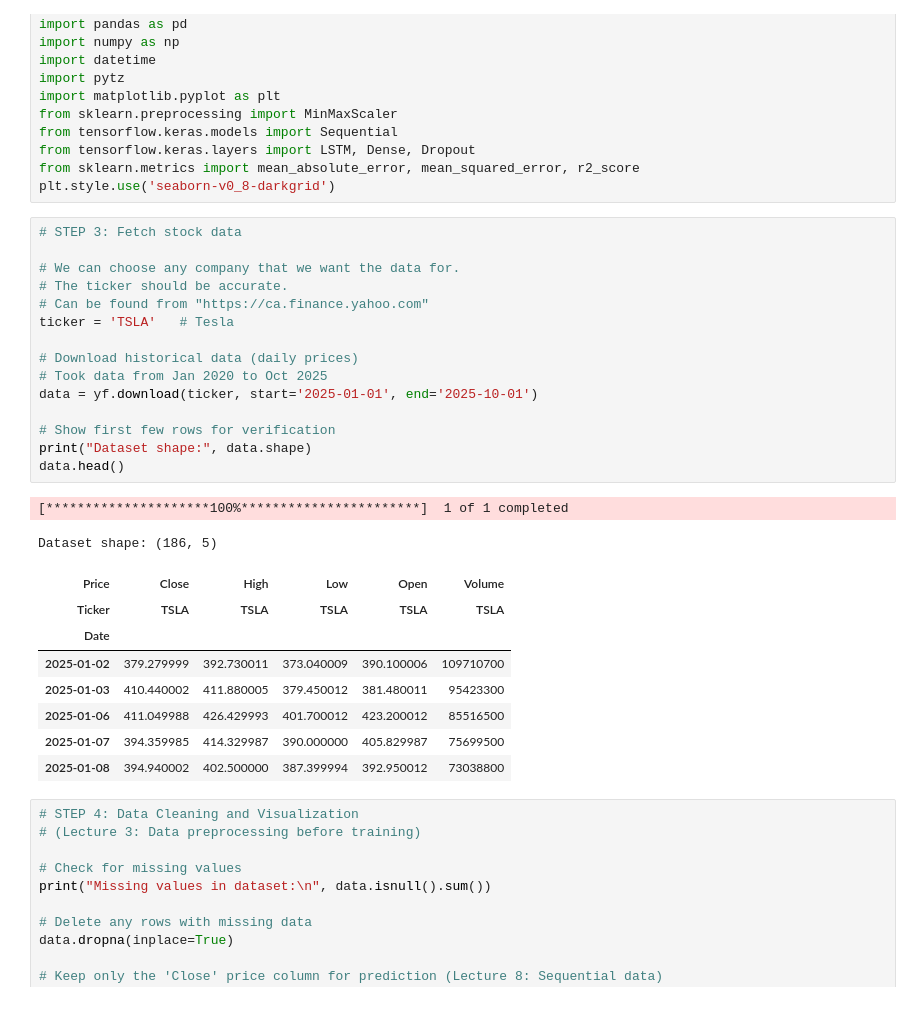
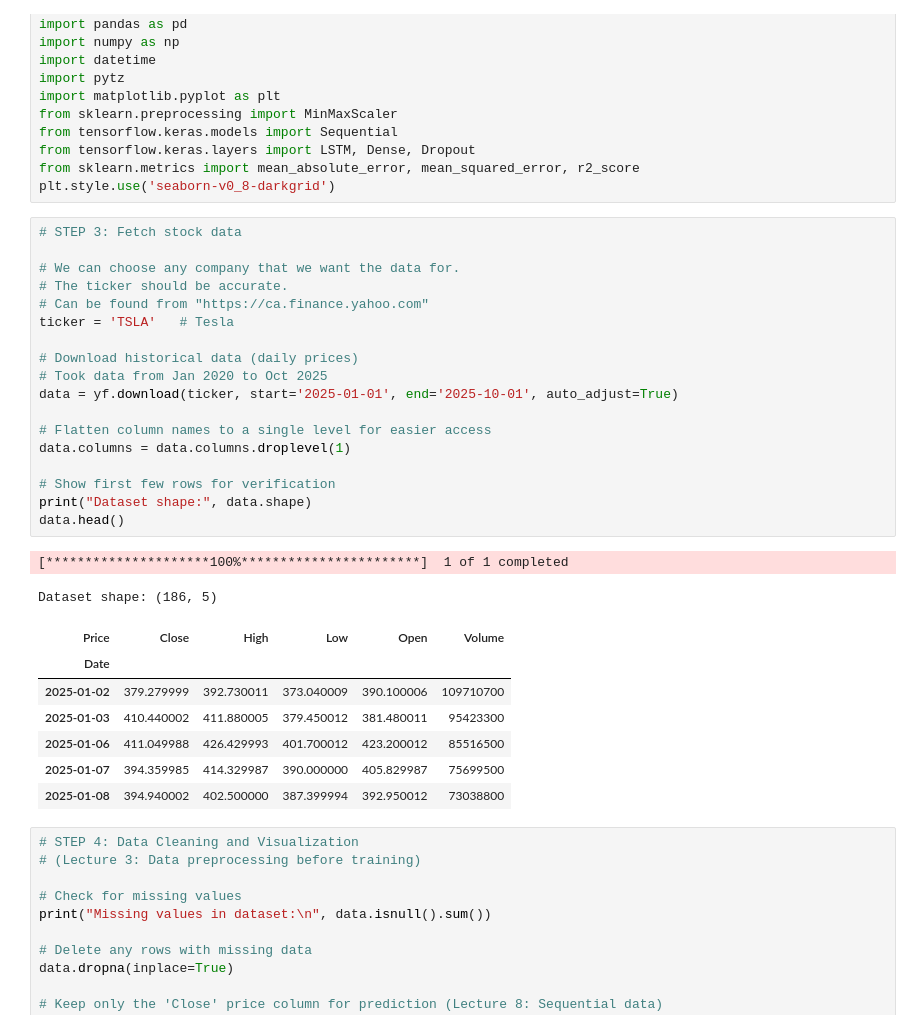
Before and after one commit to cpratham3/LSTM_Neural_Network, a Jupyter notebook: Market_Forecast_RNN.ipynb, the cells around one changed output. Saved outputs shown, nothing was run; the diff lists cells and outputs as text.

Commit message:
general improvement with stock data fetching

```diff
--- a/Market_Forecast_RNN.ipynb
+++ b/Market_Forecast_RNN.ipynb
@@ -19,23 +19,25 @@ plt.style.use('seaborn-v0_8-darkgrid')
 # %%
 # STEP 3: Fetch stock data
 
 # We can choose any company that we want the data for.
 # The ticker should be accurate.
 # Can be found from "https://ca.finance.yahoo.com"
 ticker = 'TSLA'   # Tesla
 
 # Download historical data (daily prices)
 # Took data from Jan 2020 to Oct 2025
-data = yf.download(ticker, start='2025-01-01', end='2025-10-01')
+data = yf.download(ticker, start='2025-01-01', end='2025-10-01', auto_adjust=True)
+
+# Flatten column names to a single level for easier access
+data.columns = data.columns.droplevel(1)
 
 # Show first few rows for verification
 print("Dataset shape:", data.shape)
 data.head()
 # %% [output]
 [*********************100%***********************]  1 of 1 completed
 Dataset shape: (186, 5)
 | Price | Close | High | Low | Open | Volume |
-| Ticker | TSLA | TSLA | TSLA | TSLA | TSLA |
 | Date |  |  |  |  |  |
 | 2025-01-02 | 379.279999 | 392.730011 | 373.040009 | 390.100006 | 109710700 |
 | 2025-01-03 | 410.440002 | 411.880005 | 379.450012 | 381.480011 | 95423300 |
```
Also changed, not shown: parts of 2 cells of this notebook.
